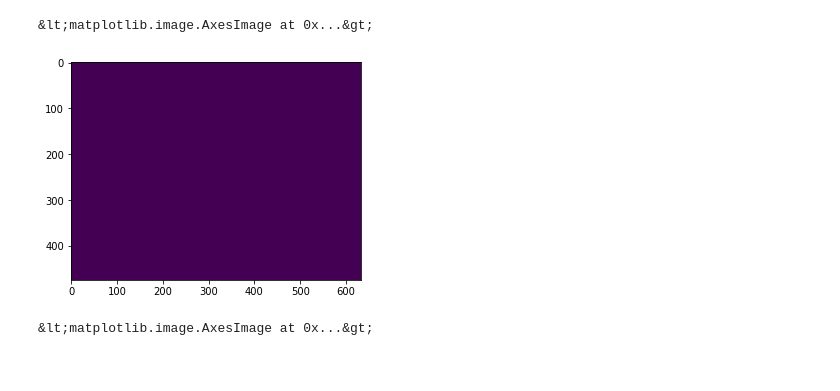
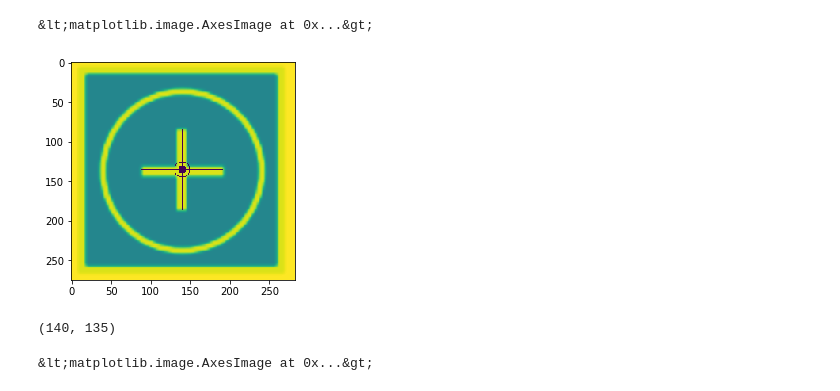
Before and after one commit to ger-unicamp/ger_drone, a Jupyter notebook: teste/base.ipynb, the cells around one changed output. Saved outputs shown, nothing was run; the diff lists cells and outputs as text; code cells hidden in the pictures.

```diff
--- a/teste/base.ipynb
+++ b/teste/base.ipynb
@@ -115,5 +131,0 @@ plt.imshow(img3)
-# %%
-plt.imshow(masc_azul)
-# %% [output]
-&lt;matplotlib.image.AxesImage at 0x...&gt;
-[figure, removed]
@@ -122,3 +132,12 @@ img = cv.merge([res_azul,res_amarelo])
+# %%
+plt.imshow(cv.circle(cv.line(base,centro_base,(140,84),(0,255,255)),centro_base, 5, (0,255,255),thickness=-1))
+# %% [output]
+&lt;matplotlib.image.AxesImage at 0x...&gt;
+[figure, added]
+# %%
+centro_base
+# %% [output]
+(140, 135)
 # %%
 plt.imshow(hsv)
 # %% [output]
```
Also changed, not shown: parts of 7 cells of this notebook, 4 other files.
